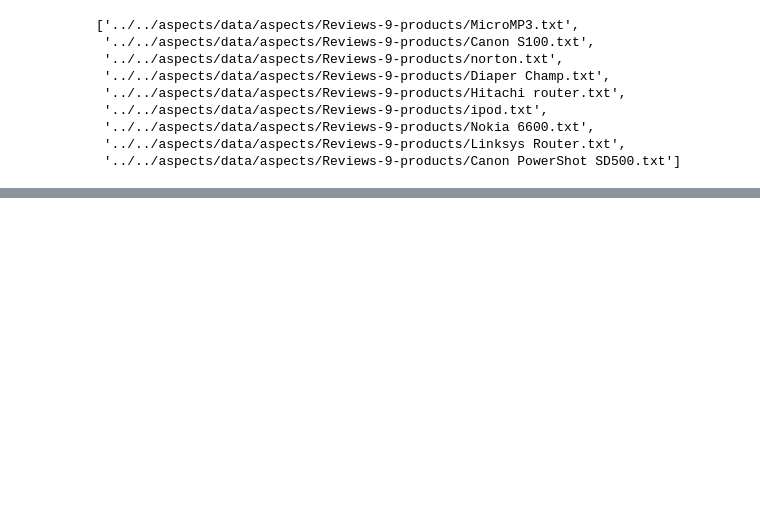
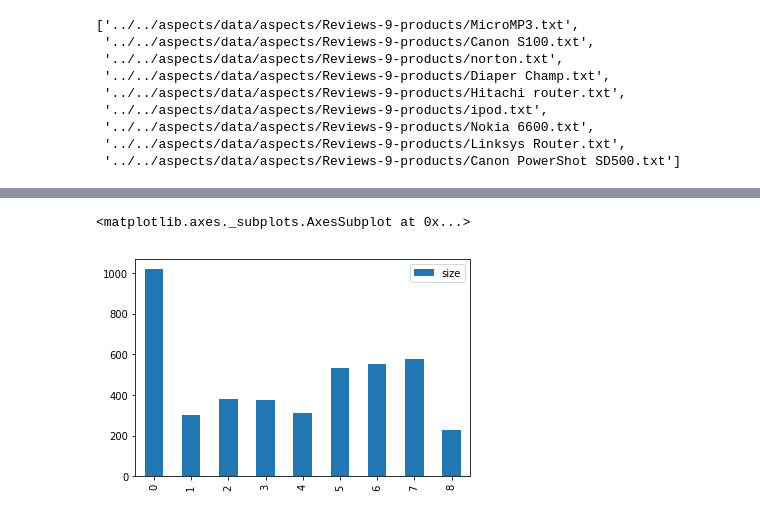
Before and after one commit to laugustyniak/discourse_summarization, a Jupyter notebook: notebooks/datasets/statistics-bing-liu.ipynb, the cells around one changed output, grey strips where cells are left out. Saved outputs shown, nothing was run; the diff lists cells and outputs as text; code cells hidden in the pictures; blank space fills up the shorter version.

Commit message:
add size of datasets graph

```diff
--- a/notebooks/datasets/statistics-bing-liu.ipynb
+++ b/notebooks/datasets/statistics-bing-liu.ipynb
@@ -82,5 +66,5 @@ Name: aspect, dtype: int64
 # %%
-for reviews_path in reviews_paths:
+def draw_aspect_distribution(reviews_path: str):
     df = get_aspects(reviews_path)
     plt.figure(figsize=(20,8))
     plt.title(f'Aspect distribution for {basename(reviews_path)}')
@@ -108,0 +74,3 @@ for reviews_path in reviews_paths:
+# %%
+for reviews_path in reviews_paths:
+    draw_aspect_distribution(reviews_path)
@@ -108,0 +96,16 @@ for reviews_path in reviews_paths:
+# %%
+def get_number_of_reviews(reviews_path):
+    return len([line for line in parse_reviews(reviews_path)])
+# %%
+DatasetSize = namedtuple('DatasetSize', 'dataset, size')
+
+def get_datasets_sizes(reviews_paths):
+    return pd.DataFrame([
+        DatasetSize(dataset=basename(reviews_path), size=get_number_of_reviews(reviews_path))
+        for reviews_path in reviews_paths
+    ])
+# %%
+get_datasets_sizes(reviews_paths).plot(kind='bar', )
+# %% [output]
+<matplotlib.axes._subplots.AxesSubplot at 0x...>
+[figure, added]
```
Also changed, not shown: parts of 5 cells of this notebook.
